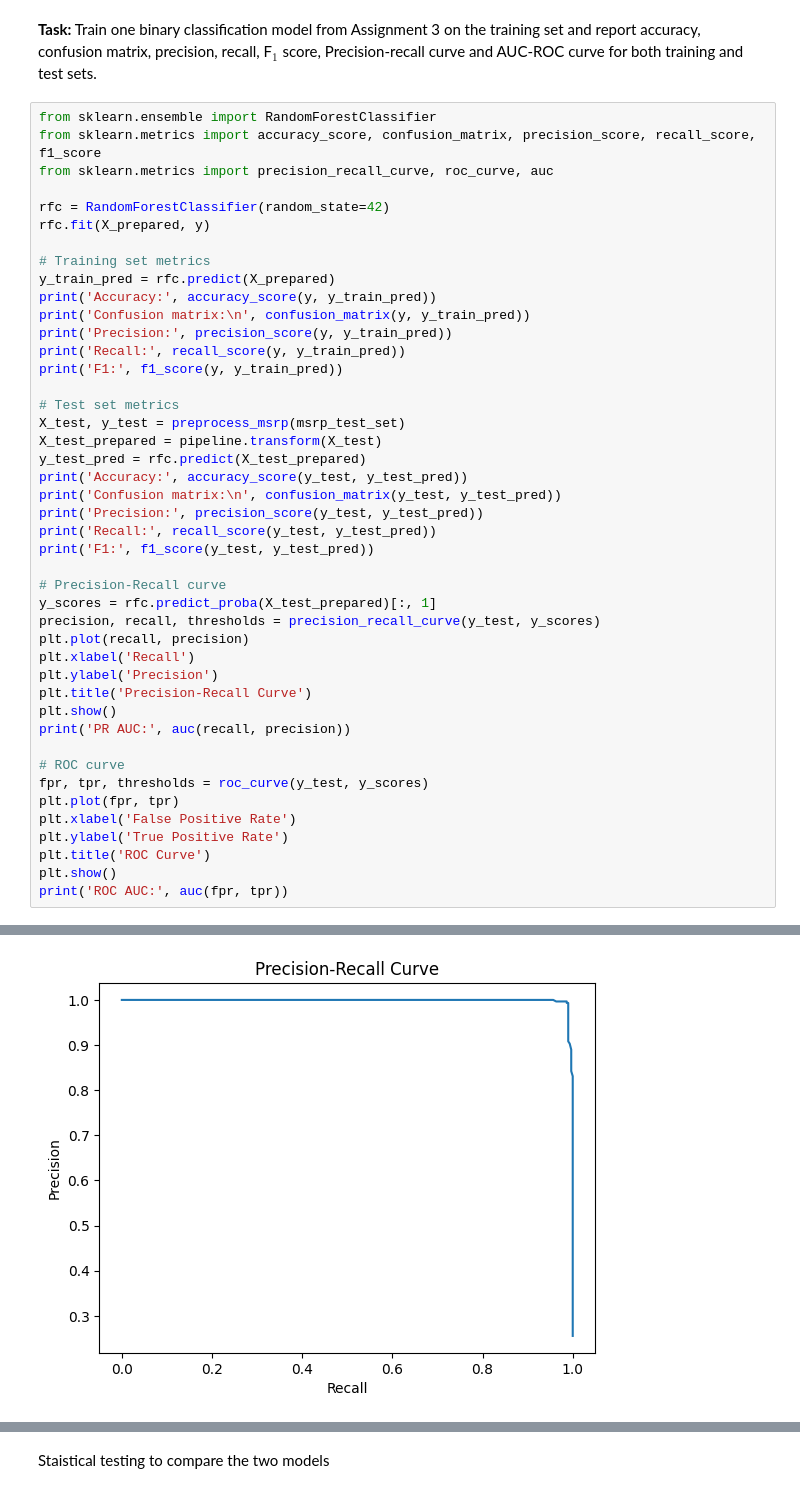
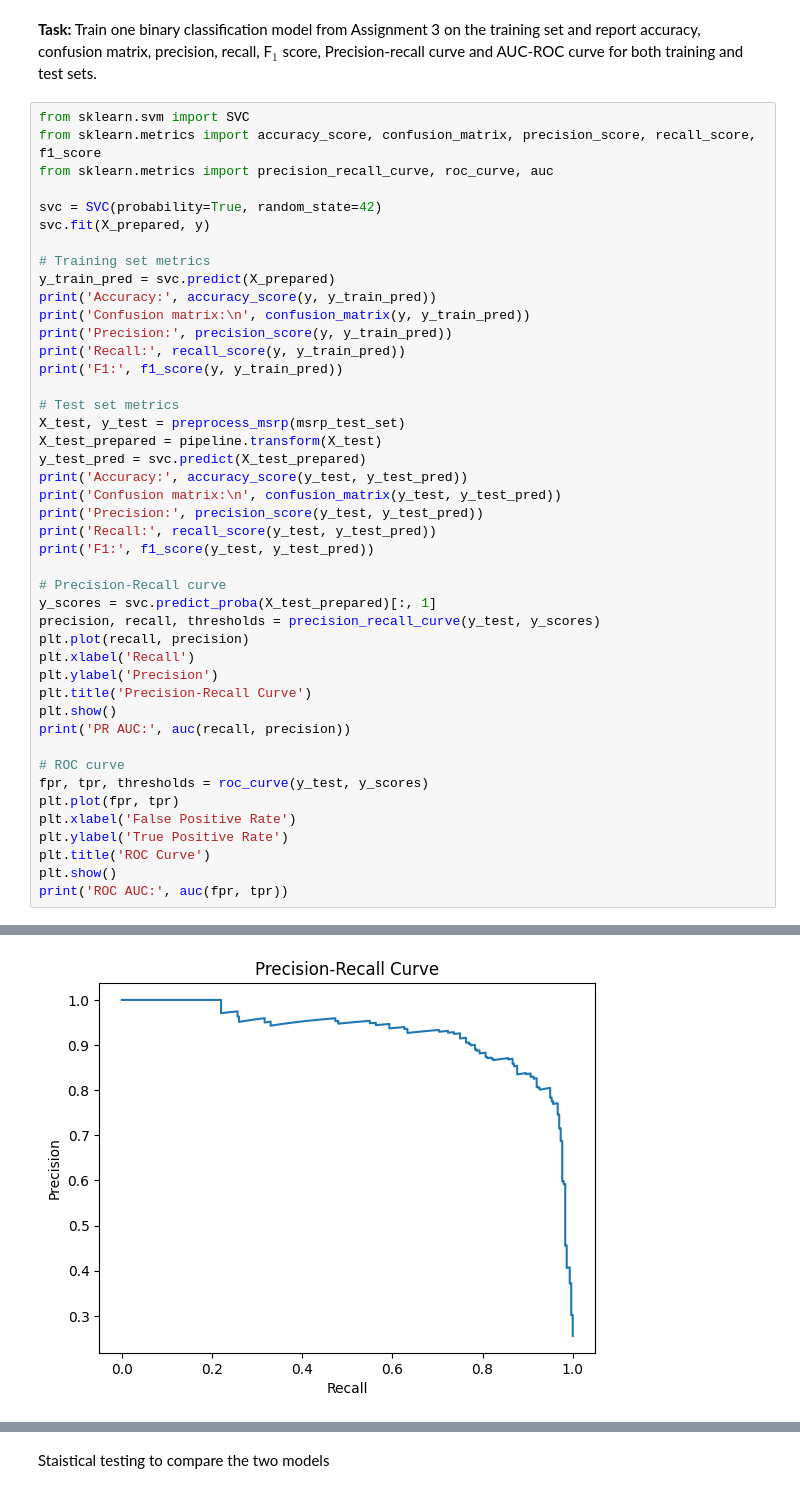
Before and after one commit to Grimur12/Data, a Jupyter notebook: Ass5 - Big B/ads_ex5-1.ipynb, the cells around one changed output, grey strips where cells are left out. Drawn from its saved outputs; the diff is of its cells as text.

```diff
--- a/Ass5 - Big B/ads_ex5-1.ipynb
+++ b/Ass5 - Big B/ads_ex5-1.ipynb
@@ -337,15 +337,15 @@ See https://pandas.pydata.org/docs/user_guide/migration-3-strings.html#string-mi
 # %% [markdown]
 **Task:** Train one binary classification model from Assignment 3 on the training set and report accuracy, confusion matrix, precision, recall, F$_1$ score, Precision-recall curve and AUC-ROC curve for both training and test sets.
 # %%
-from sklearn.ensemble import RandomForestClassifier
+from sklearn.svm import SVC
 from sklearn.metrics import accuracy_score, confusion_matrix, precision_score, recall_score, f1_score
 from sklearn.metrics import precision_recall_curve, roc_curve, auc
 
-rfc = RandomForestClassifier(random_state=42)
-rfc.fit(X_prepared, y)
+svc = SVC(probability=True, random_state=42)
+svc.fit(X_prepared, y)
 
 # Training set metrics
-y_train_pred = rfc.predict(X_prepared)
+y_train_pred = svc.predict(X_prepared)
 print('Accuracy:', accuracy_score(y, y_train_pred))
 print('Confusion matrix:\n', confusion_matrix(y, y_train_pred))
 print('Precision:', precision_score(y, y_train_pred))
@@ -355,7 +355,7 @@ print('F1:', f1_score(y, y_train_pred))
 # Test set metrics
 X_test, y_test = preprocess_msrp(msrp_test_set)
 X_test_prepared = pipeline.transform(X_test)
-y_test_pred = rfc.predict(X_test_prepared)
+y_test_pred = svc.predict(X_test_prepared)
 print('Accuracy:', accuracy_score(y_test, y_test_pred))
 print('Confusion matrix:\n', confusion_matrix(y_test, y_test_pred))
 print('Precision:', precision_score(y_test, y_test_pred))
@@ -363,7 +363,7 @@ print('Recall:', recall_score(y_test, y_test_pred))
 print('F1:', f1_score(y_test, y_test_pred))
 
 # Precision-Recall curve
-y_scores = rfc.predict_proba(X_test_prepared)[:, 1]
+y_scores = svc.predict_proba(X_test_prepared)[:, 1]
 precision, recall, thresholds = precision_recall_curve(y_test, y_scores)
 plt.plot(recall, precision)
 plt.xlabel('Recall')
@@ -398 +398 @@ F1: 0.991652754590985
-[figure, old version]
+[figure, new version]
```
Also changed, not shown: parts of 8 cells of this notebook.
